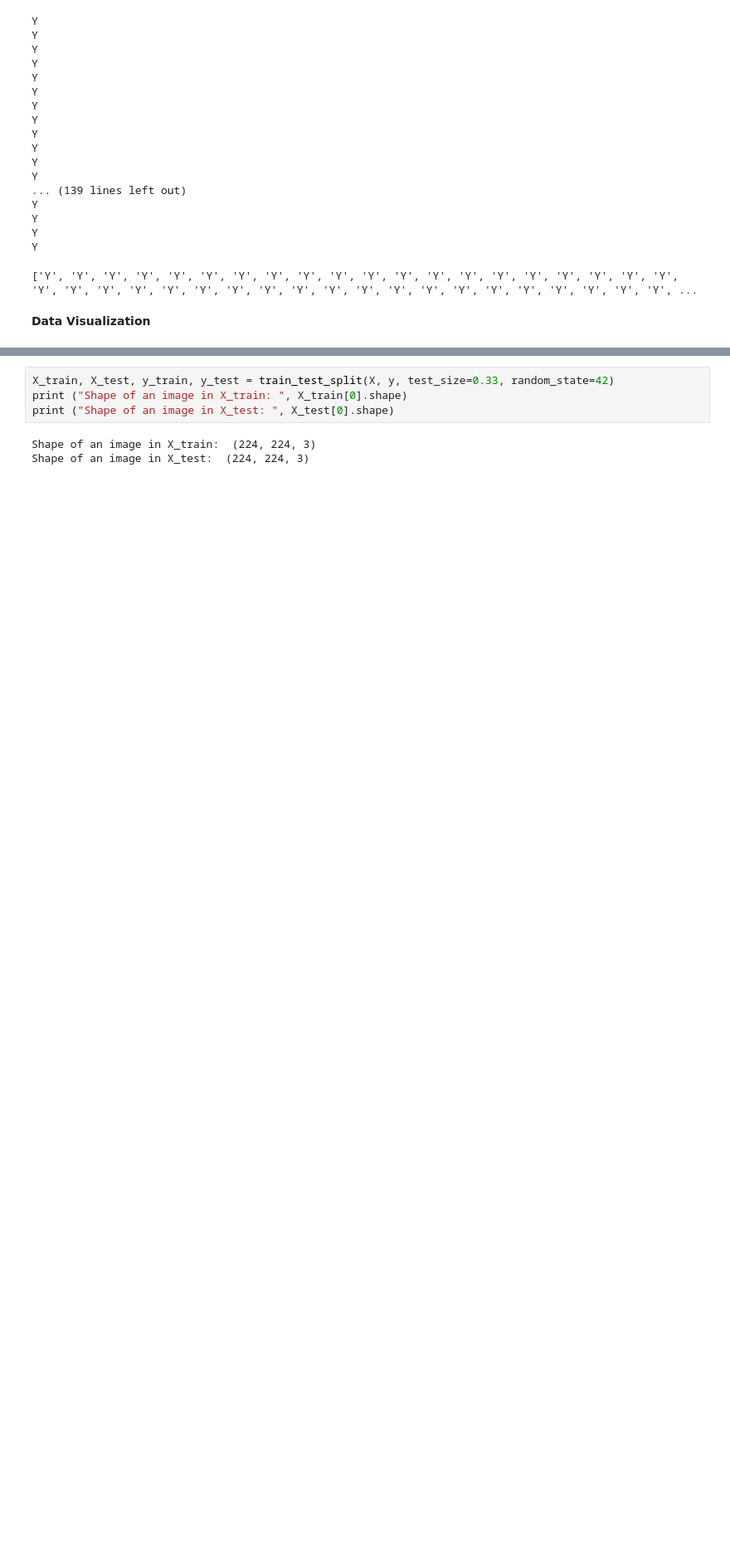
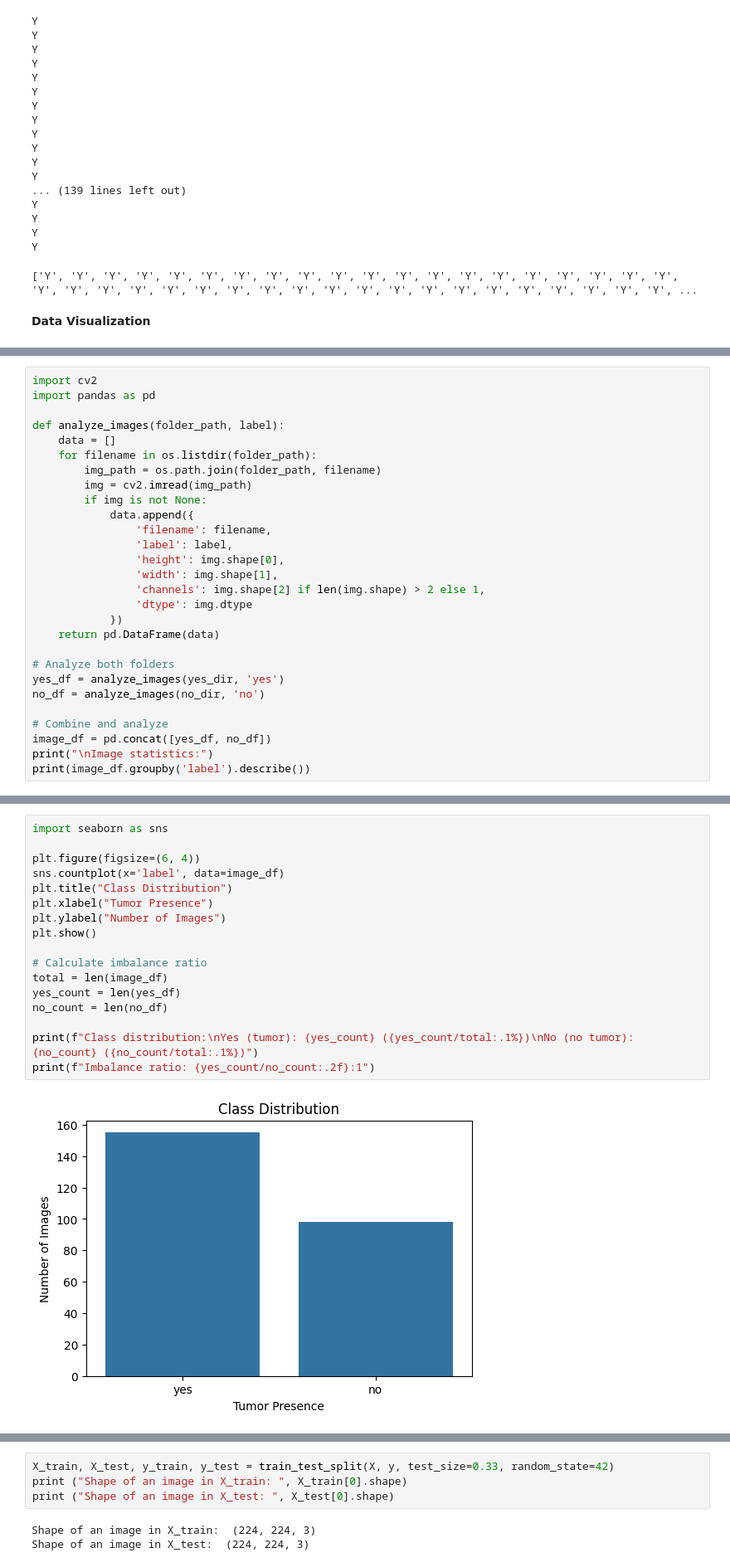
Before and after one commit to Riddhi-22rawal/brain-tumor, a Jupyter notebook: BRAIN_TUMOR_DETECTION.ipynb, the cells around one changed output, grey strips where cells are left out. Shown at 83% size. Cells and saved outputs as stored; diff of their text form; blank space fills up the shorter version.

```diff
--- a/BRAIN_TUMOR_DETECTION.ipynb
+++ b/BRAIN_TUMOR_DETECTION.ipynb
@@ -100,0 +138,28 @@ plt.show()
+# %%
+import cv2
+import pandas as pd
+
+def analyze_images(folder_path, label):
+    data = []
+    for filename in os.listdir(folder_path):
+        img_path = os.path.join(folder_path, filename)
+        img = cv2.imread(img_path)
+        if img is not None:
+            data.append({
+                'filename': filename,
+                'label': label,
+                'height': img.shape[0],
+                'width': img.shape[1],
+                'channels': img.shape[2] if len(img.shape) > 2 else 1,
+                'dtype': img.dtype
+            })
+    return pd.DataFrame(data)
+
+# Analyze both folders
+yes_df = analyze_images(yes_dir, 'yes')
+no_df = analyze_images(no_dir, 'no')
+
+# Combine and analyze
+image_df = pd.concat([yes_df, no_df])
+print("\nImage statistics:")
+print(image_df.groupby('label').describe())
@@ -100,0 +252,19 @@ plt.show()
+# %%
+import seaborn as sns
+
+plt.figure(figsize=(6, 4))
+sns.countplot(x='label', data=image_df)
+plt.title("Class Distribution")
+plt.xlabel("Tumor Presence")
+plt.ylabel("Number of Images")
+plt.show()
+
+# Calculate imbalance ratio
+total = len(image_df)
+yes_count = len(yes_df)
+no_count = len(no_df)
+
+print(f"Class distribution:\nYes (tumor): {yes_count} ({yes_count/total:.1%})\nNo (no tumor): {no_count} ({no_count/total:.1%})")
+print(f"Imbalance ratio: {yes_count/no_count:.2f}:1")
+# %% [output]
+[figure, added]
```
Also changed, not shown: parts of 40 cells of this notebook.
